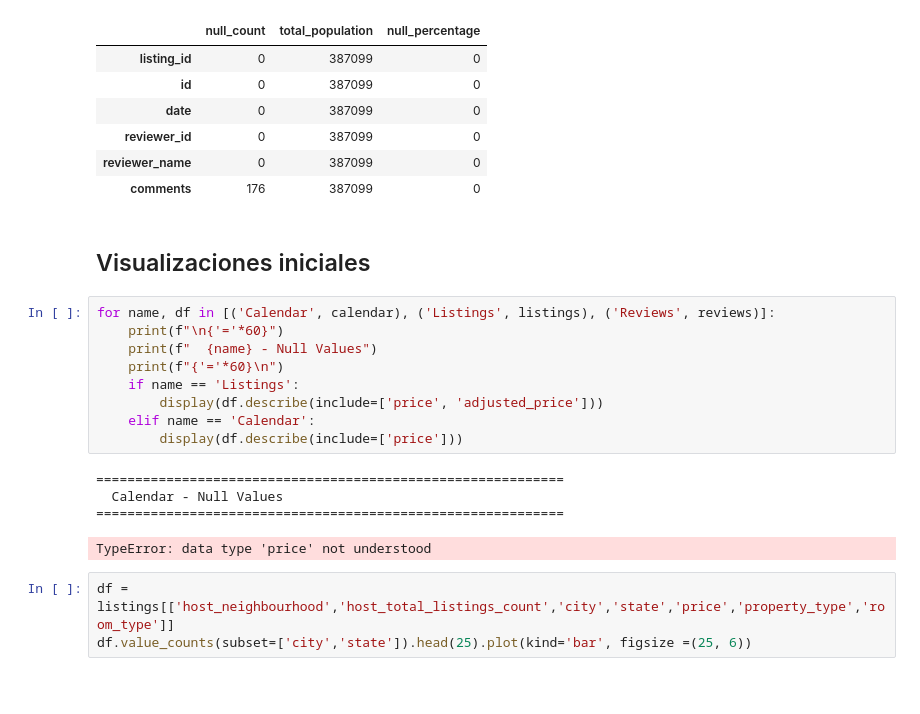
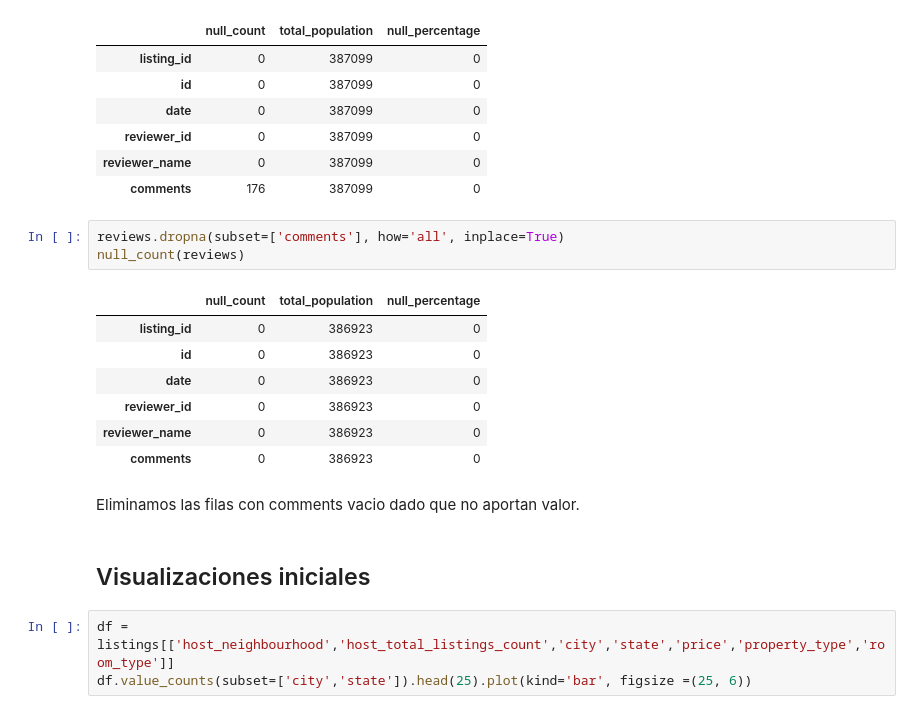
Before and after one commit to fastofasto/Desafio-Profesional-Data-Analyst, a Jupyter notebook: Entrega final - copia (2) (1).ipynb, the cells around one changed output. Saved outputs shown, nothing was run; the diff lists cells and outputs as text; blank space fills up the shorter version.

```diff
--- a/Entrega final - copia (2) (1).ipynb
+++ b/Entrega final - copia (2) (1).ipynb
@@ -485,22 +508,21 @@ null_count(reviews)
 | reviewer_id | 0 | 387099 | 0 |
 | reviewer_name | 0 | 387099 | 0 |
 | comments | 176 | 387099 | 0 |
+# %%
+reviews.dropna(subset=['comments'], how='all', inplace=True)
+null_count(reviews)
+# %% [output]
+|  | null_count | total_population | null_percentage |
+| listing_id | 0 | 386923 | 0 |
+| id | 0 | 386923 | 0 |
+| date | 0 | 386923 | 0 |
+| reviewer_id | 0 | 386923 | 0 |
+| reviewer_name | 0 | 386923 | 0 |
+| comments | 0 | 386923 | 0 |
+# %% [markdown]
+Eliminamos las filas con comments vacio dado que no aportan valor.
 # %% [markdown]
 ## Visualizaciones iniciales
-# %%
-for name, df in [('Calendar', calendar), ('Listings', listings), ('Reviews', reviews)]:
-    print(f"\n{'='*60}")
-    print(f"  {name} - Null Values")
-    print(f"{'='*60}\n")
-    if name == 'Listings':
-        display(df.describe(include=['price', 'adjusted_price']))
-    elif name == 'Calendar':
-        display(df.describe(include=['price']))
-# %% [output]
-============================================================
-  Calendar - Null Values
-============================================================
-TypeError: data type 'price' not understood
 # %%
 df = listings[['host_neighbourhood','host_total_listings_count','city','state','price','property_type','room_type']]
 df.value_counts(subset=['city','state']).head(25).plot(kind='bar', figsize =(25, 6))
```
Also changed, not shown: parts of 6 cells of this notebook.
